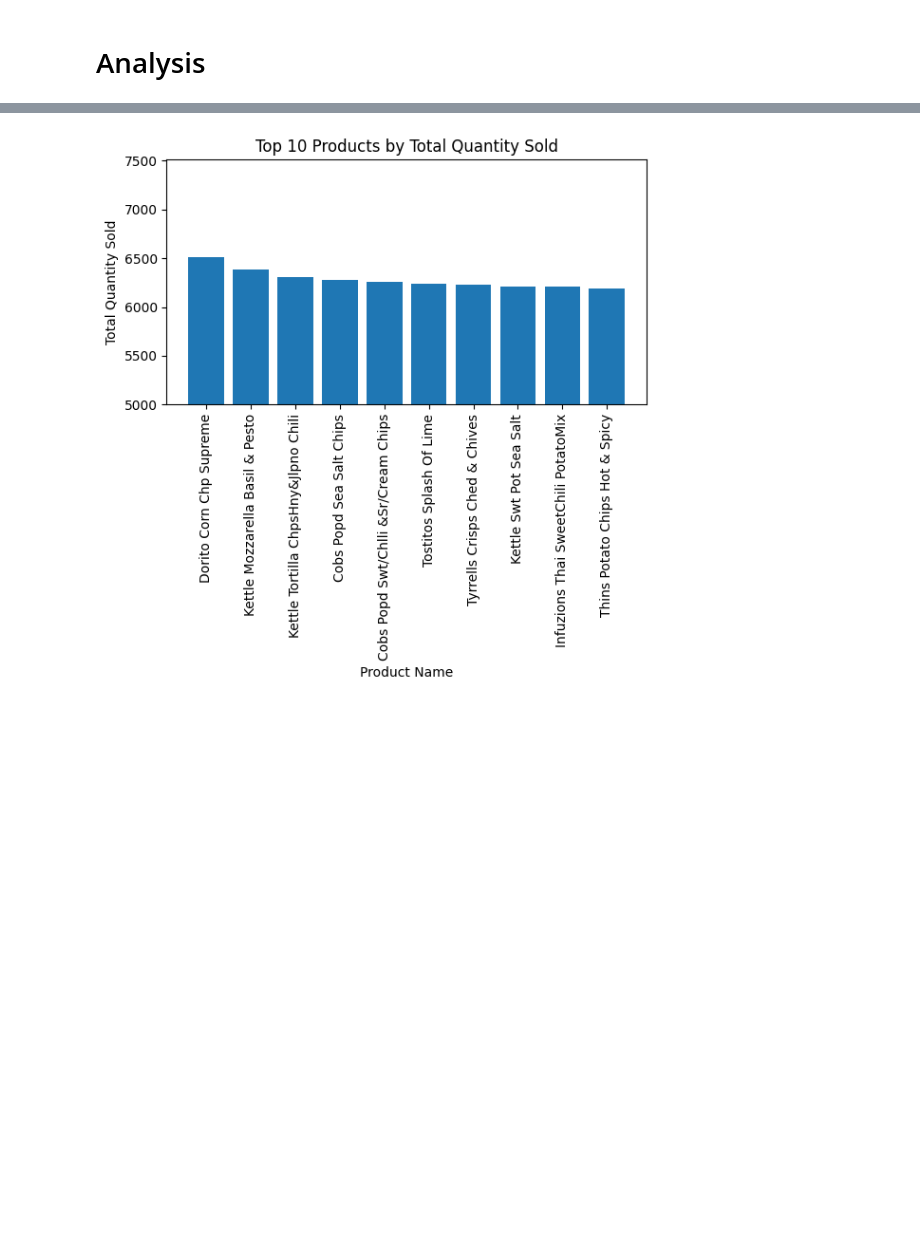
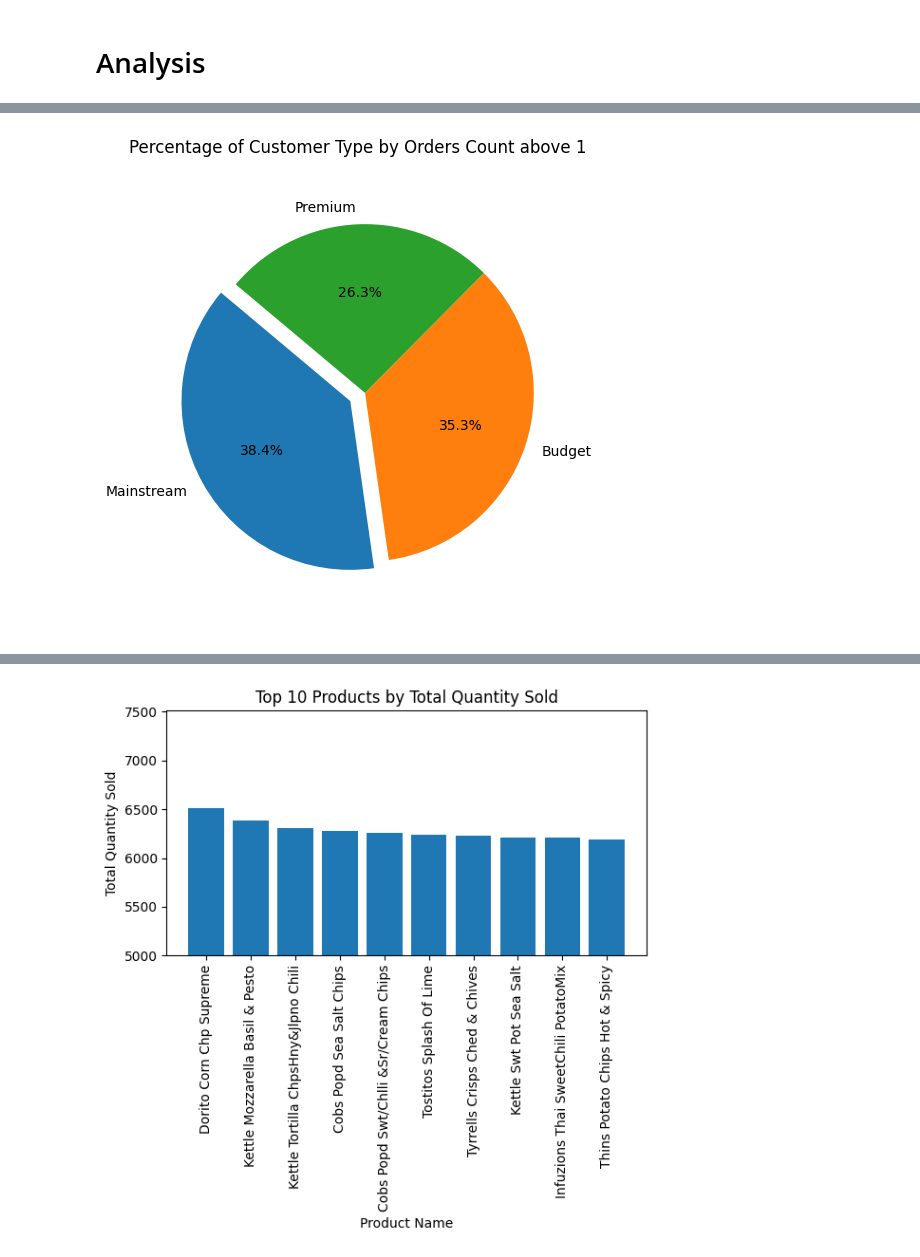
Before and after one commit to pi-mishra/Quantium_DataAnalytics, a Jupyter notebook: Quantium.ipynb, the cells around one changed output, grey strips where cells are left out. Cells and saved outputs as stored; diff of their text form; code cells hidden in the pictures; blank space fills up the shorter version.

```diff
--- a/Quantium.ipynb
+++ b/Quantium.ipynb
@@ -207,0 +283,15 @@ df['PROD_NAME'] = df['PROD_NAME'].str.replace(r'\s+', ' ', regex=True).str.strip
+# %%
+# Find the customer type with the maximum sales
+max_order_above_1 = order_above_1.idxmax()
+explode = [0.1 if customer == max_sales_customer else 0 for customer in order_above_1.index]
+
+# Create a pie chart
+plt.figure(figsize=(5, 6))  # Adjust the figure size
+plt.pie(order_above_1, labels=order_above_1.index, autopct='%1.1f%%', startangle=140, explode=explode)
+plt.title("Percentage of Customer Type by Orders Count above 1", pad=10)  # Increase the 'pad' to move the title further from the chart
+plt.axis('equal')  # Equal aspect ratio ensures that pie is drawn as a circle.
+
+# Show the pie chart
+plt.show()
+# %% [output]
+[figure, added]
```
Also changed, not shown: parts of 10 cells of this notebook.
